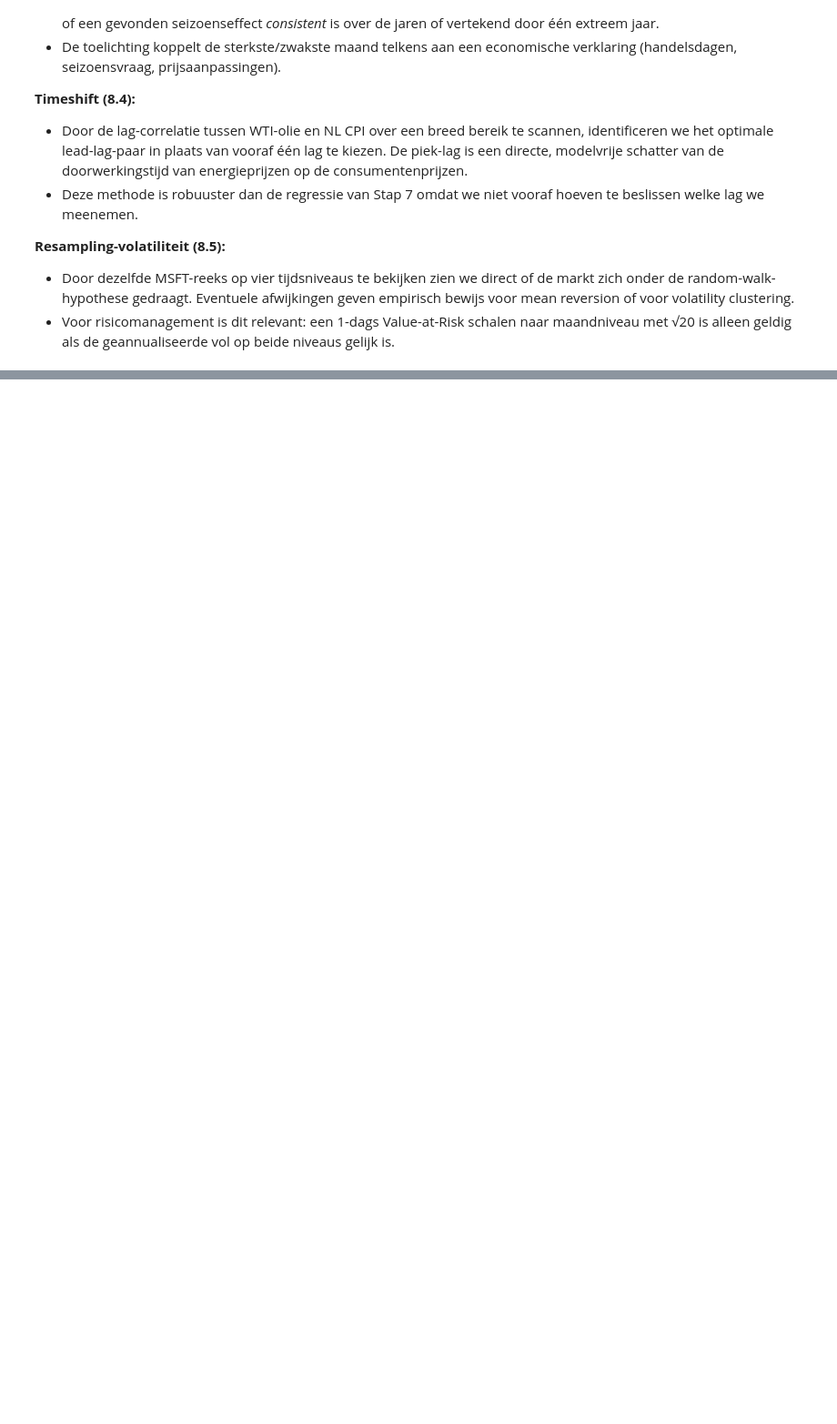
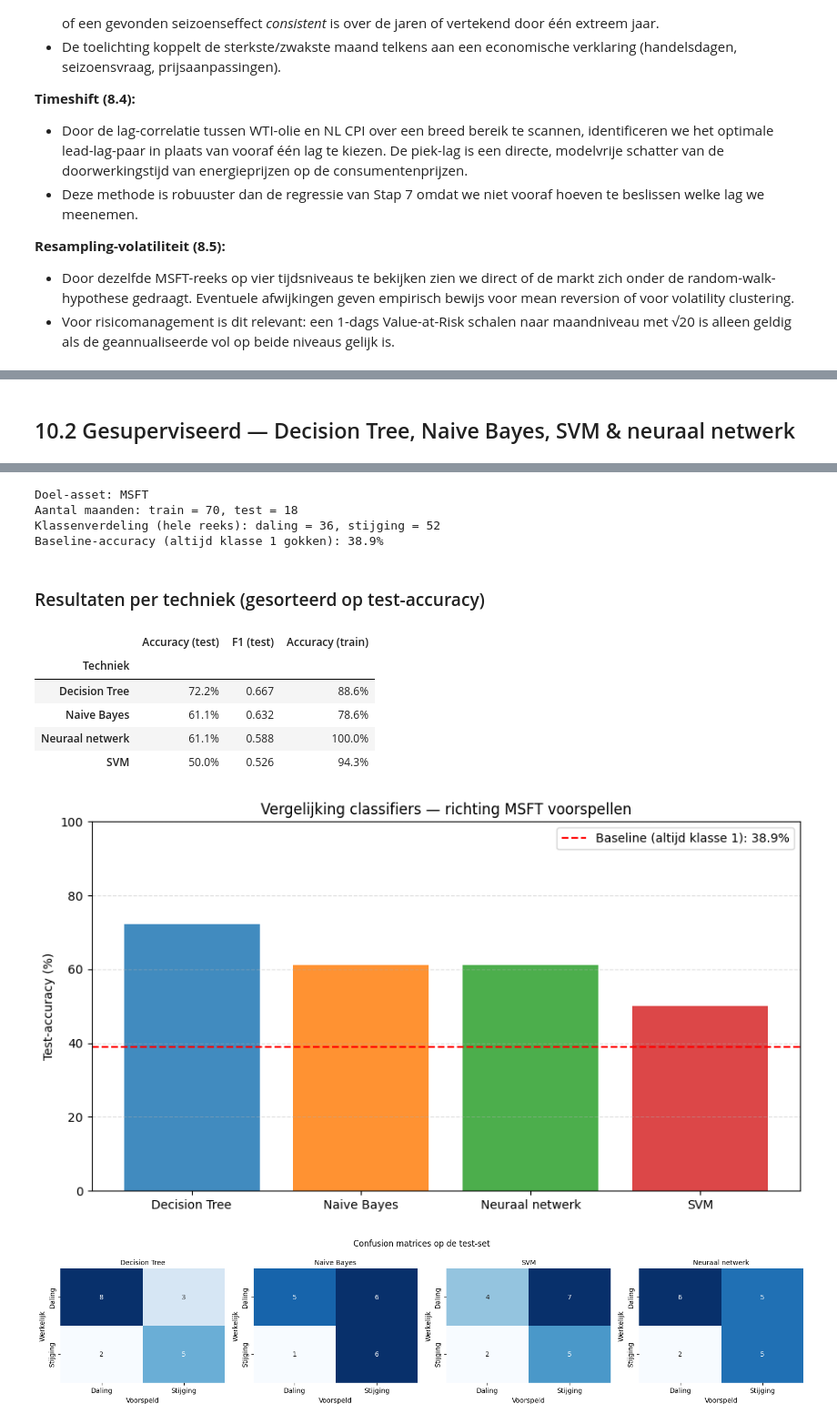
Before and after one commit to Pablo-Atanes/Minor-bigdata, a Jupyter notebook: b2_colab_board_pablo_jasper.ipynb, the cells around one changed output, grey strips where cells are left out. Shown at 91% size. Cells and saved outputs as stored; diff of their text form; code cells hidden in the pictures; blank space fills up the shorter version.

```diff
--- a/b2_colab_board_pablo_jasper.ipynb
+++ b/b2_colab_board_pablo_jasper.ipynb
@@ -1356,0 +1475,2 @@ dat is normaal, want langere periodes accumuleren meer beweging.
+# %% [markdown]
+## 10.2 Gesuperviseerd — Decision Tree, Naive Bayes, SVM & neuraal netwerk
@@ -1356,0 +1479,3 @@ dat is normaal, want langere periodes accumuleren meer beweging.
+# %%
+show_supervised_analysis()
+# %% [output]
@@ -1356,0 +1487,13 @@ dat is normaal, want langere periodes accumuleren meer beweging.
+Doel-asset: MSFT
+Aantal maanden: train = 70, test = 18
+Klassenverdeling (hele reeks): daling = 36, stijging = 52
+Baseline-accuracy (altijd klasse 1 gokken): 38.9%
+### Resultaten per techniek (gesorteerd op test-accuracy)
+|  | Accuracy (test) | F1 (test) | Accuracy (train) |
+| Techniek |  |  |  |
+| Decision Tree | 72.2% | 0.667 | 88.6% |
+| Naive Bayes | 61.1% | 0.632 | 78.6% |
+| Neuraal netwerk | 61.1% | 0.588 | 100.0% |
+| SVM | 50.0% | 0.526 | 94.3% |
+[figure, added]
+[figure, added]
```
Also changed, not shown: parts of 8 cells of this notebook, 2 other files.
